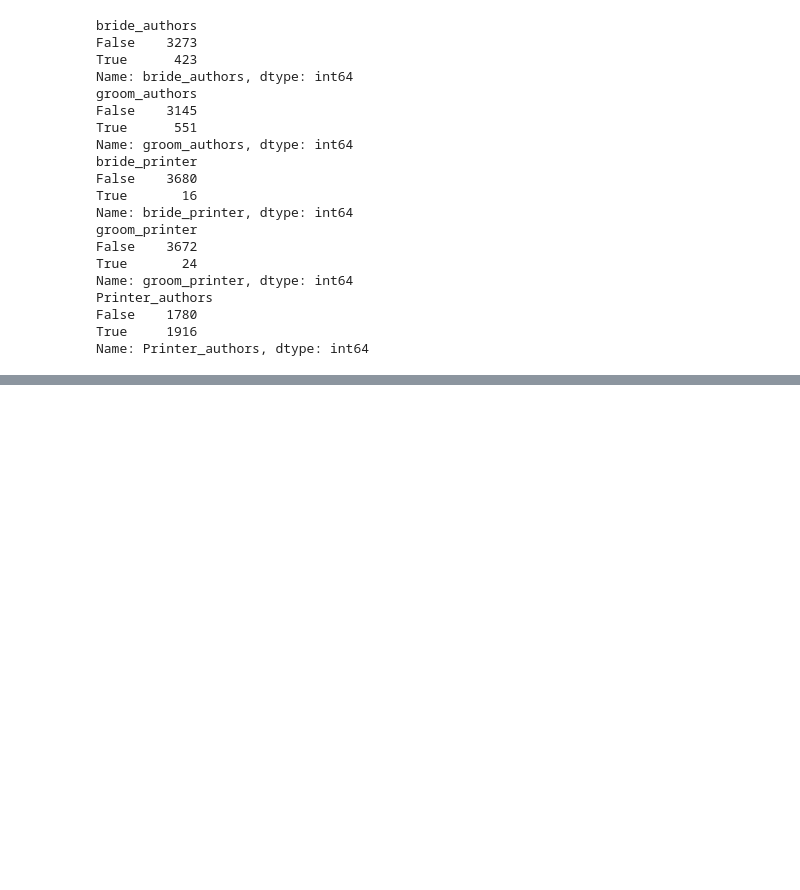
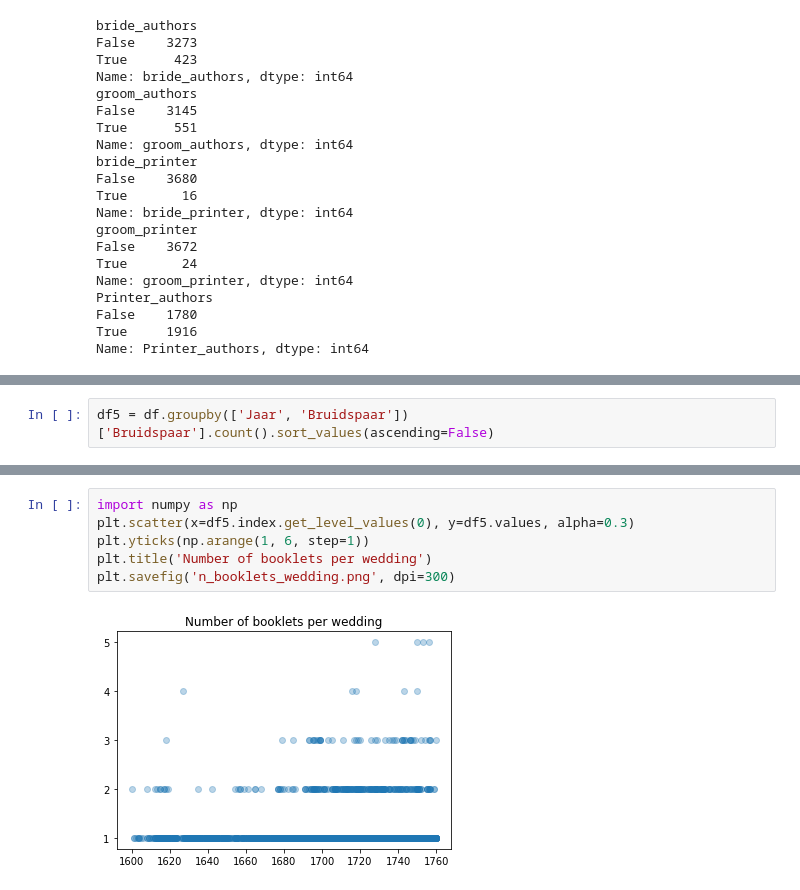
Before and after one commit to awlassche/netwerk-huwelijksgedichten, a Jupyter notebook: Notebooks_scripts/Data analysis 2.0.ipynb, the cells around one changed output, grey strips where cells are left out. Saved outputs shown, nothing was run; the diff lists cells and outputs as text; blank space fills up the shorter version.

```diff
--- a/Notebooks_scripts/Data analysis 2.0.ipynb
+++ b/Notebooks_scripts/Data analysis 2.0.ipynb
@@ -203,0 +268,2 @@ df.loc[df['bride_authors'] == True]
+# %%
+df5 = df.groupby(['Jaar', 'Bruidspaar'])['Bruidspaar'].count().sort_values(ascending=False)
@@ -203,0 +280,8 @@ df.loc[df['bride_authors'] == True]
+# %%
+import numpy as np
+plt.scatter(x=df5.index.get_level_values(0), y=df5.values, alpha=0.3)
+plt.yticks(np.arange(1, 6, step=1))
+plt.title('Number of booklets per wedding')
+plt.savefig('n_booklets_wedding.png', dpi=300)
+# %% [output]
+[figure, added]
```
Also changed, not shown: parts of 9 cells of this notebook.
